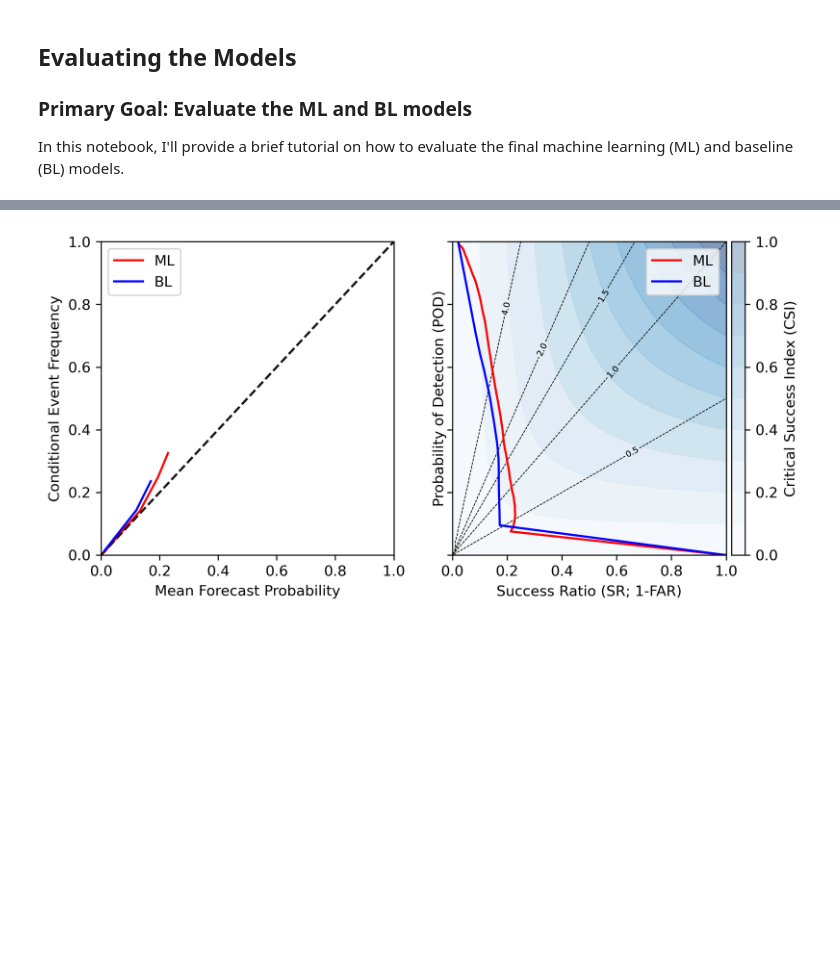
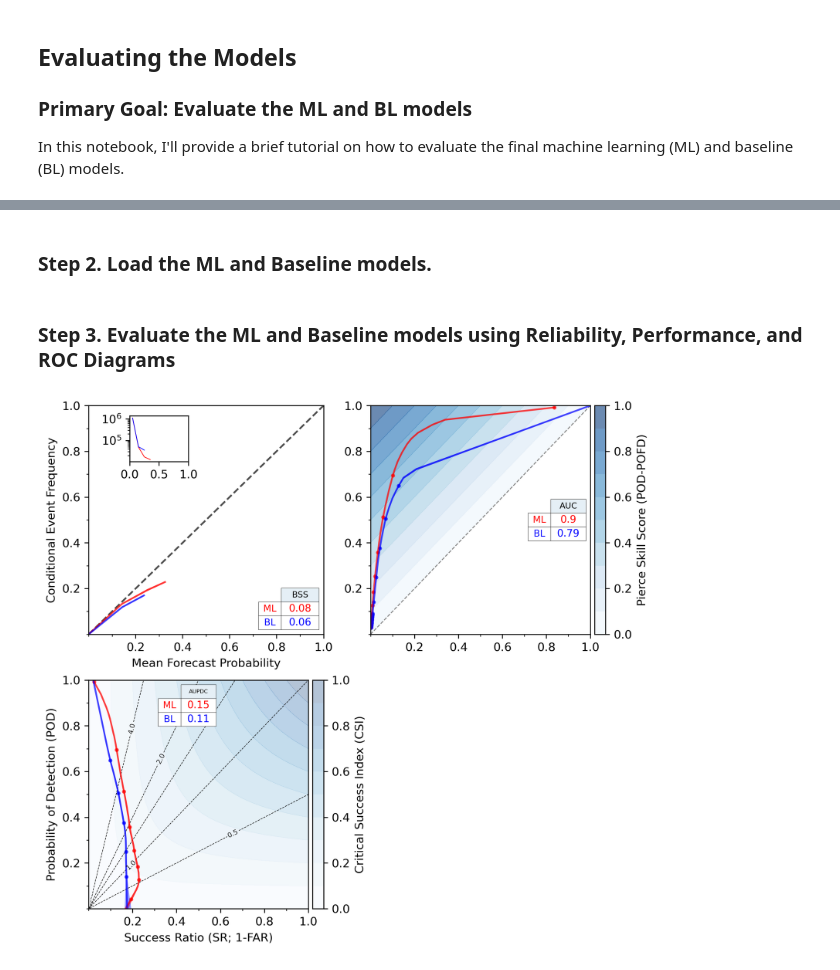
Before and after one commit to NOAA-National-Severe-Storms-Laboratory/frdd-wofs-ml-w2w, a Jupyter notebook: notebooks/evaluation.ipynb, the cells around one changed output, grey strips where cells are left out. Cells and saved outputs as stored; diff of their text form; code cells hidden in the pictures; blank space fills up the shorter version.

Commit message:
better verification code; add yml file

```diff
--- a/notebooks/evaluation.ipynb
+++ b/notebooks/evaluation.ipynb
@@ -74 +54,3 @@ known_skew = np.mean(y_train)
+# %% [markdown]
+### Step 2. Load the ML and Baseline models.
 # %%
@@ -138,5 +70,17 @@ def plot_verification(ml_pred, bl_pred, scores_ml=None, scores_bl=None):
+# %% [markdown]
+### Step 3. Evaluate the ML and Baseline models using Reliability, Performance, and ROC Diagrams
 # %%
-plot_verification(ml_pred, bl_pred)
-#plt.savefig(f'{model_name}_{lead_time}_target.png')
+# Since X_bl and y are dataframe, we convert them to numpy.arrays
+# by using .values method.
+plot_verification(estimators = [('ML', ml_model)],
+                  baseline_estimators = [('BL', bl_model)],
+                  X = X,
+                  X_baseline = X_bl.values,
+                  y=y.values,
+                  n_boot=10
+                 )
+
+# Uncomment and modify the filename to save the figure.
+# plt.savefig(f'{model_name}_{target_col}.png')
 # %% [output]
-[figure, old version]
+[figure, new version]
```
Also changed, not shown: parts of 8 cells of this notebook, 2 other files.
